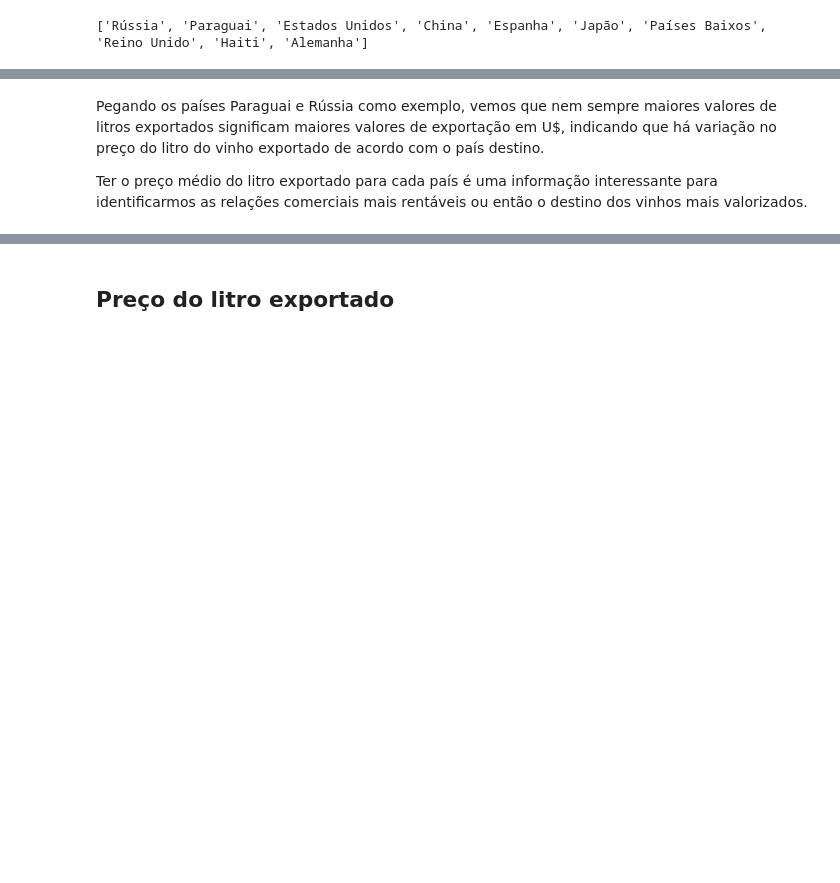
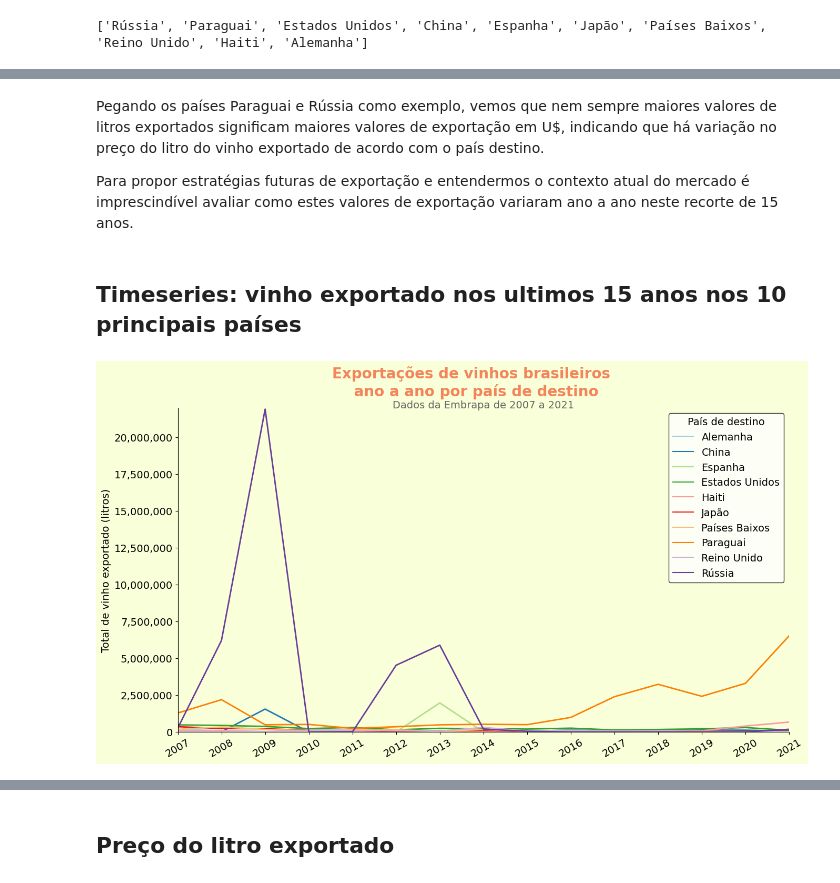
Before and after one commit to jackson-simionato/fase1_pos_tech_challenge_wine, a Jupyter notebook: fase 1 - tech challenge (vinhos).ipynb, the cells around one changed output, grey strips where cells are left out. Drawn from its saved outputs; the diff is of its cells as text; code cells hidden in the pictures; blank space fills up the shorter version.

```diff
--- a/fase 1 - tech challenge (vinhos).ipynb
+++ b/fase 1 - tech challenge (vinhos).ipynb
@@ -1224,4 +1163,47 @@ findfont: Font family ['Liberation Serif'] not found. Falling back to DejaVu San
 # %% [markdown]
 Pegando os países Paraguai e Rússia como exemplo, vemos que nem sempre maiores valores de litros exportados significam maiores valores de exportação em U$, indicando que há variação no preço do litro do vinho exportado de acordo com o país destino.
 
-Ter o preço médio do litro exportado para cada país é uma informação interessante para identificarmos as relações comerciais mais rentáveis ou então o destino dos vinhos mais valorizados.
+Para propor estratégias futuras de exportação e entendermos o contexto atual do mercado é imprescindível avaliar como estes valores de exportação variaram ano a ano neste recorte de 15 anos.
+# %% [markdown]
+## Timeseries: vinho exportado nos ultimos 15 anos nos 10 principais países
+# %%
+# Ajustando o tamanho da figura do gráfico.
+fig = plt.figure(figsize=(15,8))
+
+# Definição do estilo
+plt.style.use('./Assets/Estilos/barras.mplstyle')
+
+# Plot de linha
+ax = sns.lineplot(data=wine_df_por_ano_iso.query('pais_destino in @list_top_10'), x='ano', y='litros_exportados', hue='pais_destino', palette='Paired', linewidth=2)
+
+# Configuração dos eixos
+ax.yaxis.set_major_formatter(ticker.StrMethodFormatter("{x:,.0f}"))
+ax.set_xlabel('')
+ax.set_ylabel('Total de vinho exportado (litros)')
+ax.set_xlim(2007, 2021)
+ax.set_ylim(-1000, 22000000)
+ax.xaxis.set_major_locator(ticker.IndexLocator(base=1, offset=10))
+plt.xticks(rotation=30)
+
+
+# Configuração da legenda
+legenda = plt.legend(title='País de destino')
+legenda.get_frame().set_edgecolor('black')
+
+# Configuração do título e subtítulo
+fig.suptitle('Exportações de vinhos brasileiros \n ano a ano por país de destino', size=20, weight='semibold', color="#F5845B", ha='center', fontname='Liberation Serif')
+plt.text(x=2014, y=22000000, s='Dados da Embrapa de 2007 a 2021', fontsize=14, alpha=0.85, color="#4d4d4d", ha='center')
+
+
+# Altera a cor dentro do gráfico
+ax.set_facecolor('#F8FFD9')
+
+# Altera a cor fora do gráfico
+fig.patch.set_facecolor('#F8FFD9')
+
+plt.show()
+
+filename = 'top10_lineplot_exportacoes_ano_a_ano'
+fig.savefig('./results/'+filename+'.png')
+# %% [output]
+[figure, added]
```
Also changed, not shown: parts of 17 cells of this notebook, 6 other files.
